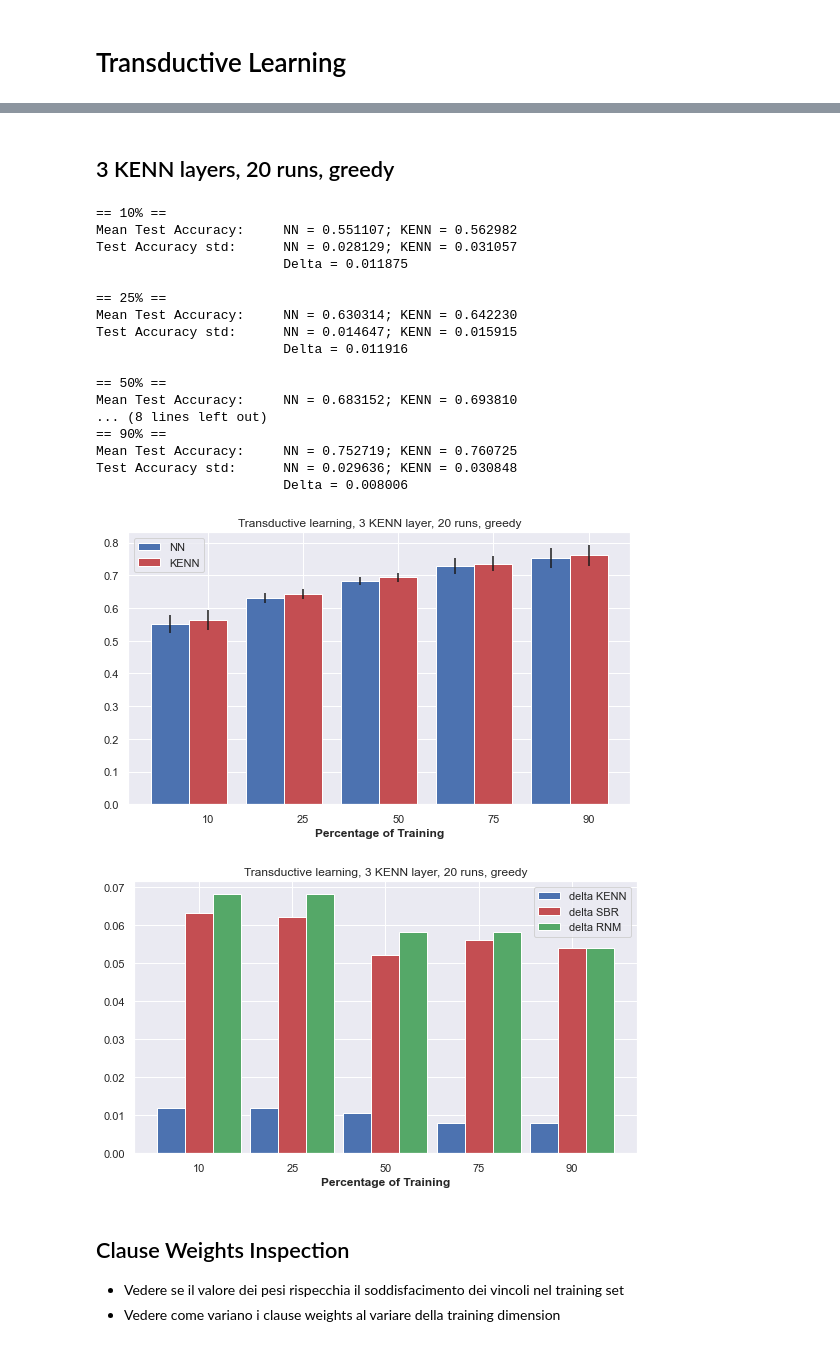
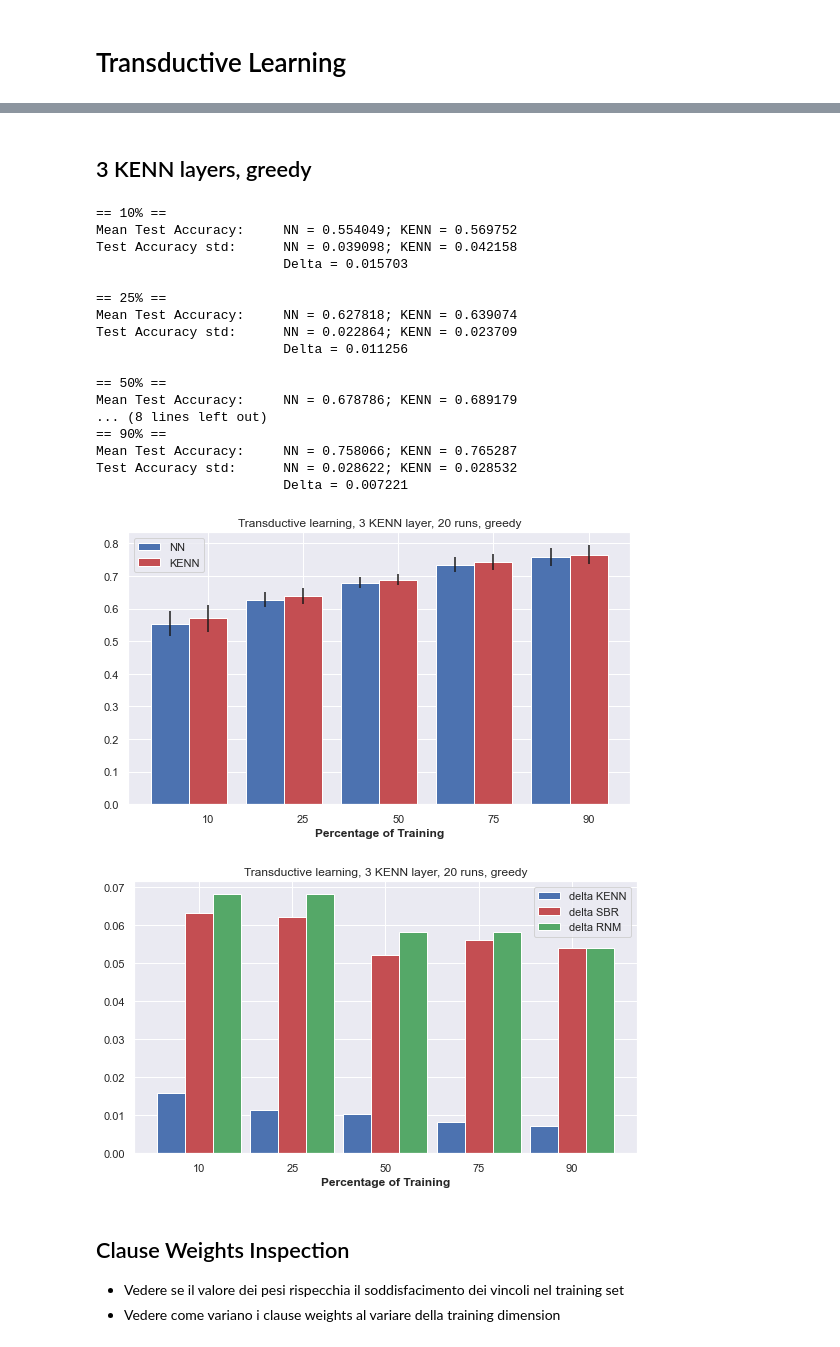
Before and after one commit to rmazzier/KENN-Citeseer-Experiments, a Jupyter notebook: final_results.ipynb, the cells around one changed output, grey strips where cells are left out. Drawn from its saved outputs; the diff is of its cells as text; code cells hidden in the pictures.

```diff
--- a/final_results.ipynb
+++ b/final_results.ipynb
@@ -14,4 +14,4 @@ import pickle
 # %%
-with open('results/e2e/results_inductive(3layers)_20runs','rb') as input:
-    history_20runs_inductive_3l = pickle.load(input)
+with open('results/e2e/results_inductive(3layers)_100runs','rb') as input:
+    history_100runs_inductive_3l = pickle.load(input)
 # %%
@@ -48,6 +48,6 @@ Test Accuracy std:      NN = 0.031851; KENN = 0.024053
 # %%
-with open('results/greedy/results_inductive(3layers)_20runs','rb') as input:
-    history_20runs_inductive_3l_g = pickle.load(input)
+with open('results/greedy/results_inductive(3layers)_100runs','rb') as input:
+    history_100runs_inductive_3l_g = pickle.load(input)
 # %%
 # plot_losses(history_20runs_inductive_3l_g)
 # %%
@@ -84,6 +84,6 @@ Test Accuracy std:      NN = 0.029636; KENN = 0.030021
 # %%
-with open('results/e2e/results_transductive(3layers)_20runs','rb') as input:
-    history_20runs_transductive_3l = pickle.load(input)
+with open('results/e2e/results_transductive(3layers)_100runs','rb') as input:
+    history_100runs_transductive_3l = pickle.load(input)
 # %%
 # plot_losses(history_20runs_transductive_3l)
 # %%
@@ -116,37 +116,37 @@ Test Accuracy std:      NN = 0.031851; KENN = 0.027720
 # %% [markdown]
-## 3 KENN layers, 20 runs, greedy
+## 3 KENN layers, greedy
 # %%
-with open('results/greedy/results_transductive(3layers)_20runs','rb') as input:
-    history_20runs_transductive_3l_g = pickle.load(input)
+with open('results/greedy/results_transductive(3layers)_100runs','rb') as input:
+    history_100runs_transductive_3l_g = pickle.load(input)
 # %%
 # plot_losses(history_20runs_transductive_3l_g)
 # %%
 # plot_accuracies(history_20runs_transductive_3l_g)
 # %%
 print_and_plot_results(
-    history_20runs_transductive_3l_g,
+    history_100runs_transductive_3l_g,
     plot_title="Transductive learning, 3 KENN layer, 20 runs, greedy",
     other_deltas='t')
 # %% [output]
 == 10% ==
-Mean Test Accuracy:     NN = 0.551107; KENN = 0.562982
-Test Accuracy std:      NN = 0.028129; KENN = 0.031057
-                        Delta = 0.011875
+Mean Test Accuracy:     NN = 0.554049; KENN = 0.569752
+Test Accuracy std:      NN = 0.039098; KENN = 0.042158
+                        Delta = 0.015703
 
 == 25% ==
-Mean Test Accuracy:     NN = 0.630314; KENN = 0.642230
-Test Accuracy std:      NN = 0.014647; KENN = 0.015915
-                        Delta = 0.011916
+Mean Test Accuracy:     NN = 0.627818; KENN = 0.639074
+Test Accuracy std:      NN = 0.022864; KENN = 0.023709
+                        Delta = 0.011256
 
 == 50% ==
-Mean Test Accuracy:     NN = 0.683152; KENN = 0.693810
+Mean Test Accuracy:     NN = 0.678786; KENN = 0.689179
 ... (8 lines left out)
 == 90% ==
-Mean Test Accuracy:     NN = 0.752719; KENN = 0.760725
-Test Accuracy std:      NN = 0.029636; KENN = 0.030848
-                        Delta = 0.008006
+Mean Test Accuracy:     NN = 0.758066; KENN = 0.765287
+Test Accuracy std:      NN = 0.028622; KENN = 0.028532
+                        Delta = 0.007221
-[figure, old version]
+[figure, new version]
-[figure, old version]
+[figure, new version]
 # %% [markdown]
 ## Clause Weights Inspection
 - Vedere se il valore dei pesi rispecchia il soddisfacimento dei vincoli nel training set
```
Also changed, not shown: parts of 7 cells of this notebook, 15 other files.
